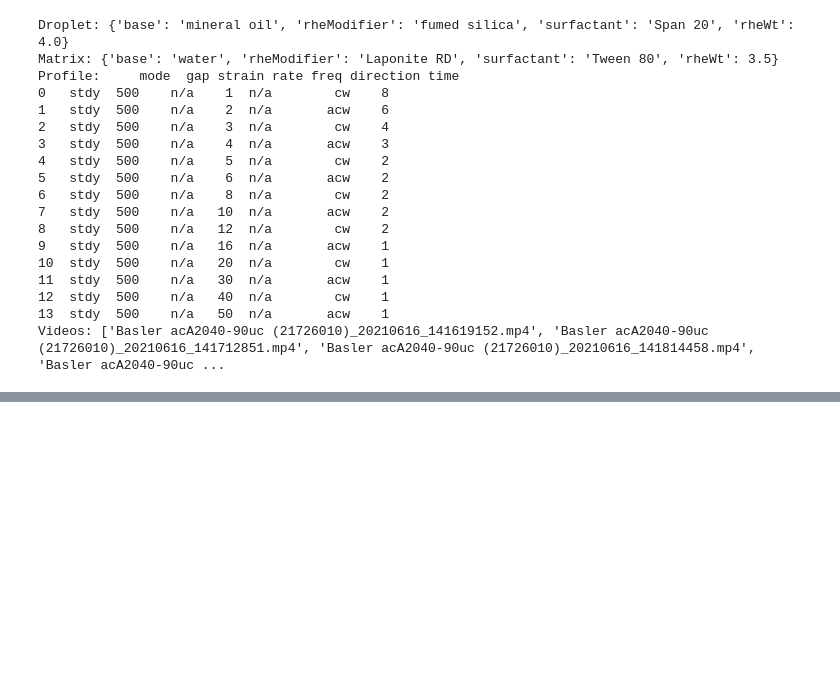
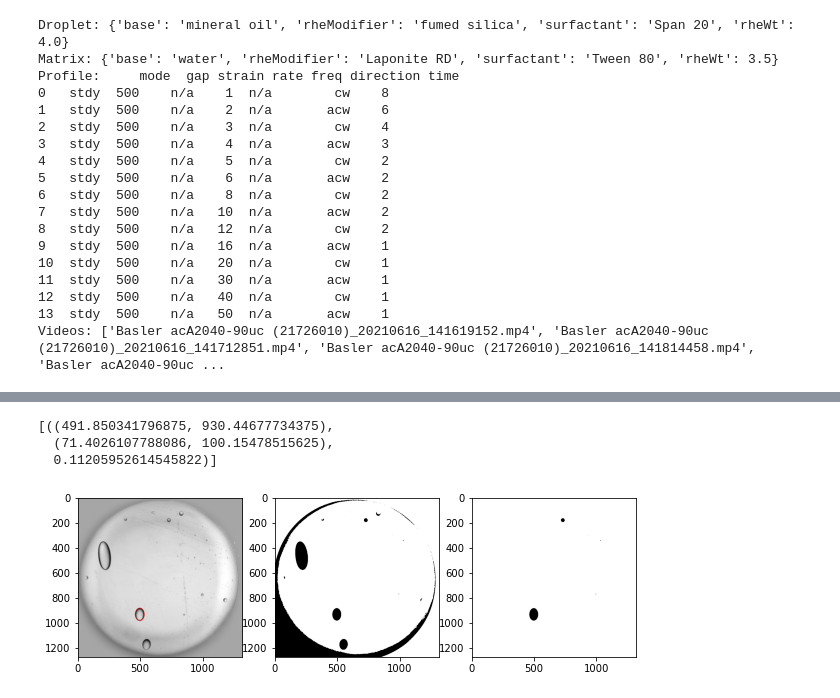
Before and after one commit to usnistgov/shearCellTensiometry, a Jupyter notebook: ipynb/fileHandling.ipynb, the cells around one changed output, grey strips where cells are left out. Saved outputs shown, nothing was run; the diff lists cells and outputs as text; code cells hidden in the pictures; blank space fills up the shorter version.

```diff
--- a/ipynb/fileHandling.ipynb
+++ b/ipynb/fileHandling.ipynb
@@ -152,0 +146,7 @@ for k in keypoints:
+# %%
+vi.detectDropletOneFrame(frameNum=1034, diag=True)
+# %% [output]
+[((491.850341796875, 930.44677734375),
+  (71.4026107788086, 100.15478515625),
+  0.11205952614545822)]
+[figure, added]
```
Also changed, not shown: parts of 27 cells of this notebook, 4 other files.
